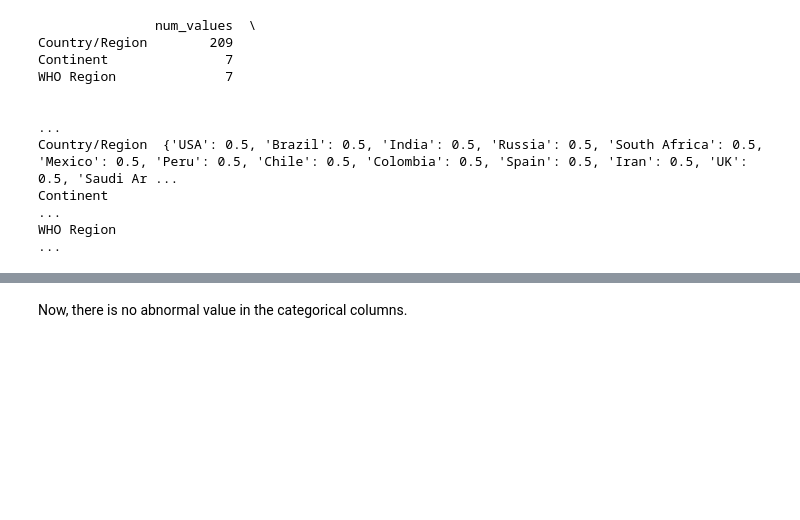
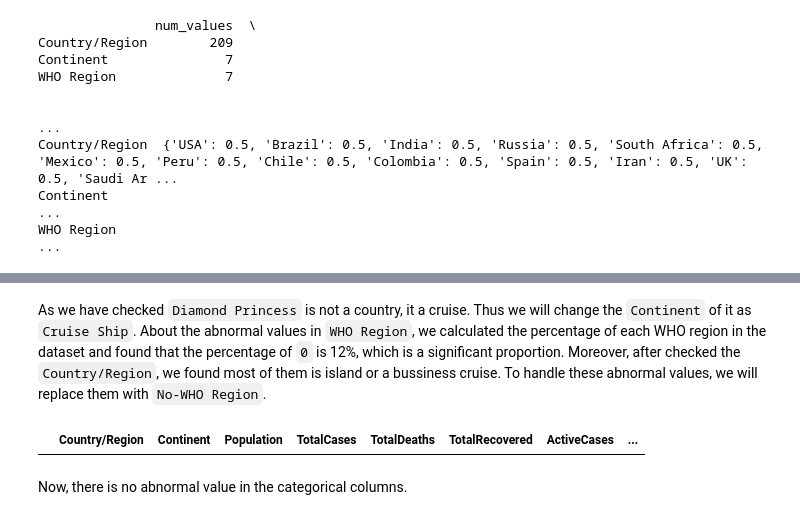
Before and after one commit to dhuyent/DSProgramming-FinalProject, a Jupyter notebook: src/Data_exploration_worldometer.ipynb, the cells around one changed output, grey strips where cells are left out. Saved outputs shown, nothing was run; the diff lists cells and outputs as text; code cells hidden in the pictures; blank space fills up the shorter version.

```diff
--- a/src/Data_exploration_worldometer.ipynb
+++ b/src/Data_exploration_worldometer.ipynb
@@ -419,3 +422,16 @@ array(['North America', 'South America', 'Asia', 'Europe', 'Africa',
+# %% [markdown]
+As we have checked `Diamond Princess` is not a country, it a cruise. Thus we will change the `Continent` of it as `Cruise Ship`. About the abnormal values in `WHO Region`, we calculated the percentage of each WHO region in the dataset and found that the percentage of `0` is 12%, which is a significant proportion. Moreover, after checked the `Country/Region`, we found most of them is island or a bussiness cruise. To handle these abnormal values, we will replace them with `No-WHO Region`.
+# %%
+# Replace invalid data with `Cruise Ship` in `Continent` column
+worldometer_data.loc[worldometer_data["Continent"] == 0, "Continent"] = "Cruise Ship"
+
+# Replace invalid data with `No-WHO Region` in `WHO Region` column
+worldometer_data.loc[worldometer_data["WHO Region"] == 0, "WHO Region"] = "No-WHO Region"
+
+# Check if there are any invalid data left
+worldometer_data[(worldometer_data["Continent"] == 0) | (worldometer_data["WHO Region"] == 0)]
+# %% [output]
+|  | Country/Region | Continent | Population | TotalCases | TotalDeaths | TotalRecovered | ActiveCases | ... |
 # %% [markdown]
 Now, there is no abnormal value in the categorical columns.
 # %% [markdown]
```
Also changed, not shown: parts of 5 cells of this notebook, 1 other file.
